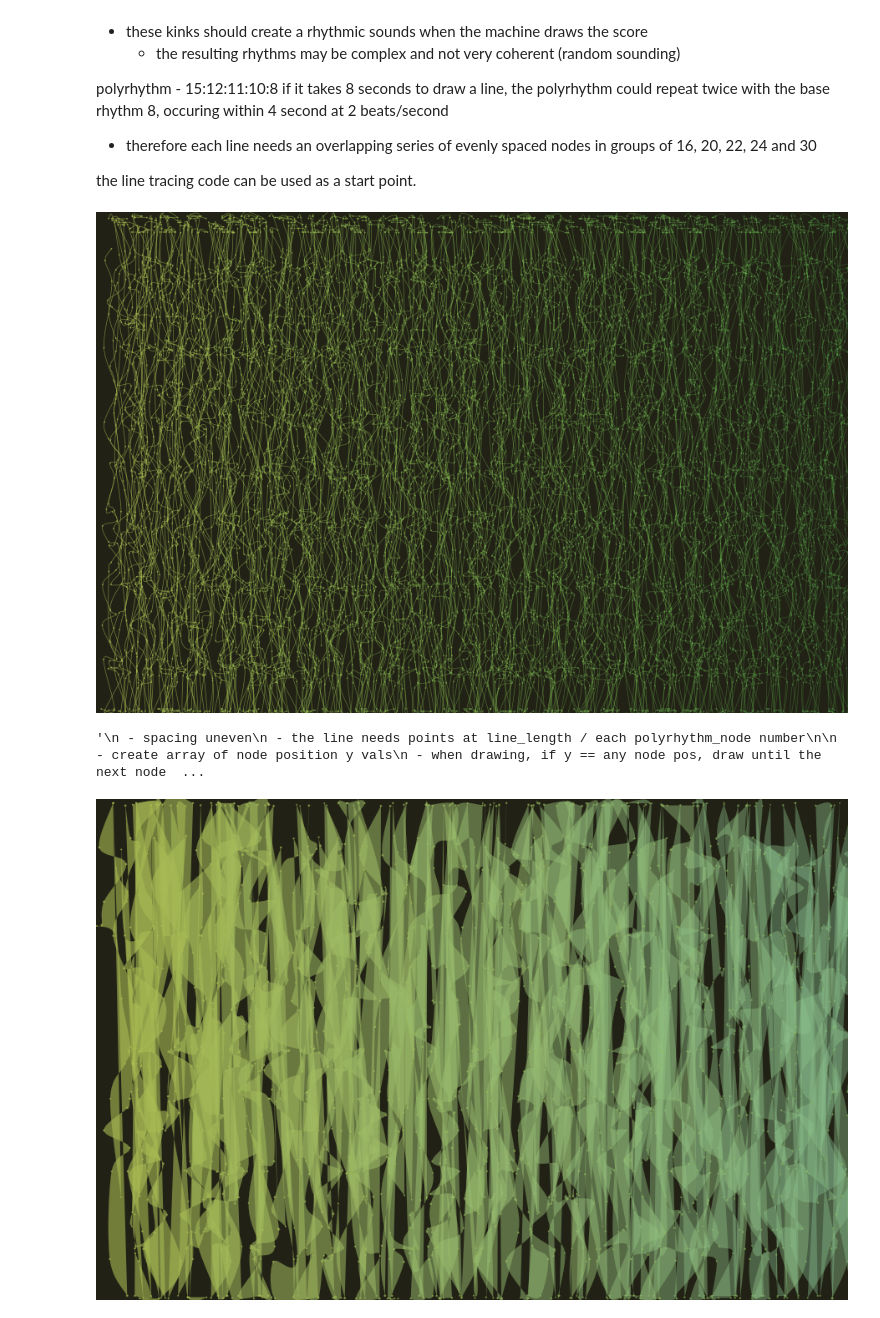
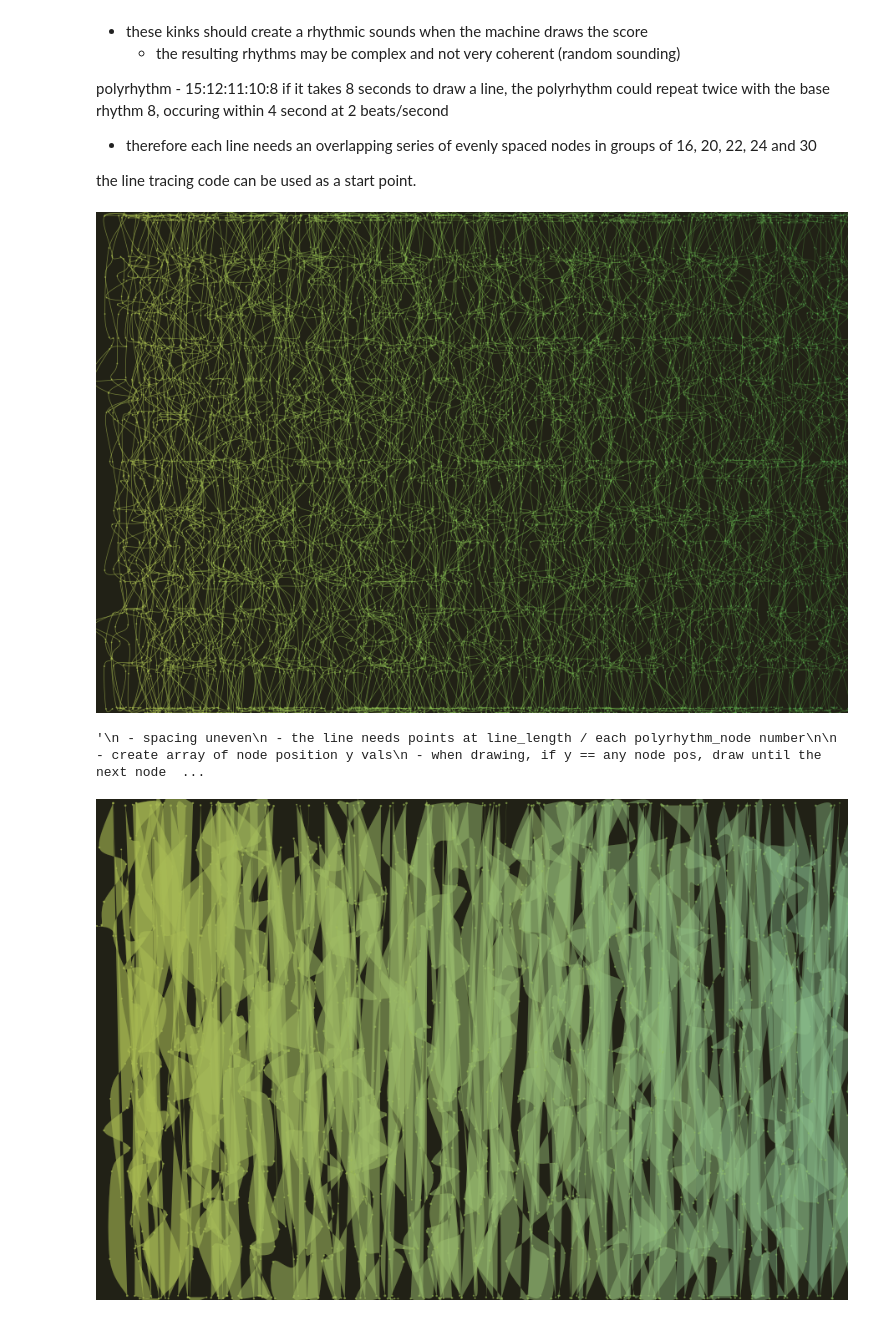
Before and after one commit to ybrow001/generative_graphic_score, a Jupyter notebook: graphic_score.ipynb, the cells around one changed output. Cells and saved outputs as stored; diff of their text form; code cells hidden in the pictures.

Commit message:
begun to develop visualisation of dynamic changes - created images of more variations

```diff
--- a/graphic_score.ipynb
+++ b/graphic_score.ipynb
@@ -129,6 +129,7 @@ the line tracing code can be used as a start point.
 from py5canvas import *
 # %%
 import random
+import numpy as np
 
 create_canvas(900, 600)
 
@@ -177,7 +178,7 @@ def calc_lines(): # separate into 2 functions calc and sum - better modularity?
         for i in range(len(polyrhythm_nodes)):
             for j in range(polyrhythm_nodes[i]):
             # 1/3 chance that a pulse is selected for use per component pulse - random pattern generation
-                node_select = random.uniform(0,2.33) # resolution of polyrhthm
+                node_select = np.random.normal(1.167,1.167) # resolution of polyrhthm - was random.uniform(0,2.33)
                 # print(node_select)
                 if node_select < 1.0:
                     summed_line[lin].append(line_calcs[i][j])
@@ -206,7 +207,7 @@ def draw_circles():
         for i in range(len(summed_line[lin])):
             stroke(r_val, g_val, 80, alpha_val)
 
-            x_random.append(random.uniform(-5,19))
+            x_random.append(np.random.normal(7,12))
             # generate randomised x vals, the same for each circle and equiv line bend and store in list
 
             stroke_weight(1)
@@ -232,47 +233,47 @@ def draw_passes():
 
     x = x_init
 
-    while draw_pass <= 13: # higher than division of ~line_spacing to cause overlap
+    while draw_pass <= 11: # higher than division of ~line_spacing to cause overlap
         calc_lines()
 
         draw_circles()
 
         draw_pass += 1
-        x_offset += (line_spacing*1.104)/11 # adding some interesting displacement in overlap
+        x_offset += (line_spacing*1.104)/7 # adding some interesting displacement in overlap
         y_offset += random.uniform(-1, 3)
         x = x_init + x_offset
 
 
 draw_passes()
 
-show()
+# show()
 
 '''
  - spacing uneven
  - the line needs points at line_length / each polyrhythm_node number
 
  - create array of node position y vals
  - when drawing, if y == any node pos, draw until the next node pos
   -  I want only nodes of the same cross-rhythm to connect - ones of others will be summed together after
  - in order to draw one line consisting of all these values:
   - calculate line values for each component rhythm of the polyrhythm
   - sum these values together to get the values for the final line
   - draw with totalled values
 
  - needed:
   - calculate_line function
   - line_calc list to store calculated lines
   - sum_line function
 
  - to draw multiple passes of lines:
   - use modulo to start from the beginning?
    - or use if: and an x_counter to say if x_counter >= width x = x_init_pos + x_offset
    - then continue to reuse function with x += line_spacing on top of the offset
   - offset x by a small amount for the next row of lines
   - do this until x_offset >= line_spacing
 '''
 # %% [output]
-[figure, old version]
+[figure, new version]
 '\n - spacing uneven\n - the line needs points at line_length / each polyrhythm_node number\n\n - create array of node position y vals\n - when drawing, if y == any node pos, draw until the next node  ...
 # %%
 # aesthetically pleasing/impractical version
```
Also changed, not shown: parts of 2 cells of this notebook, 3 other files.
